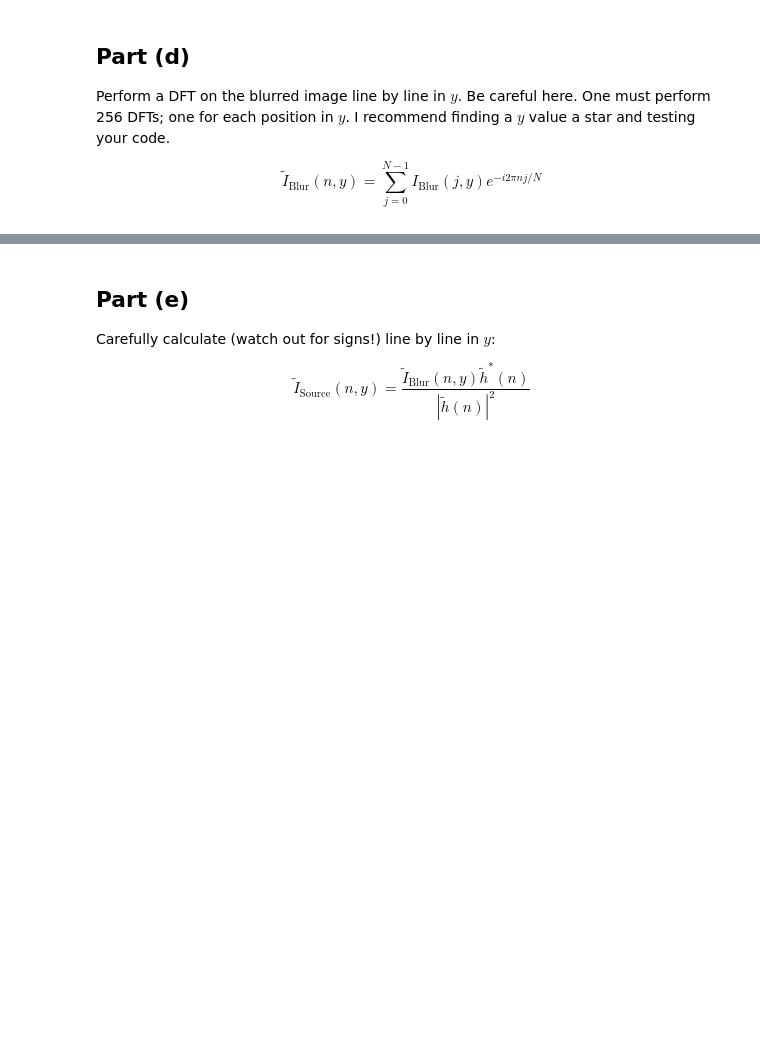
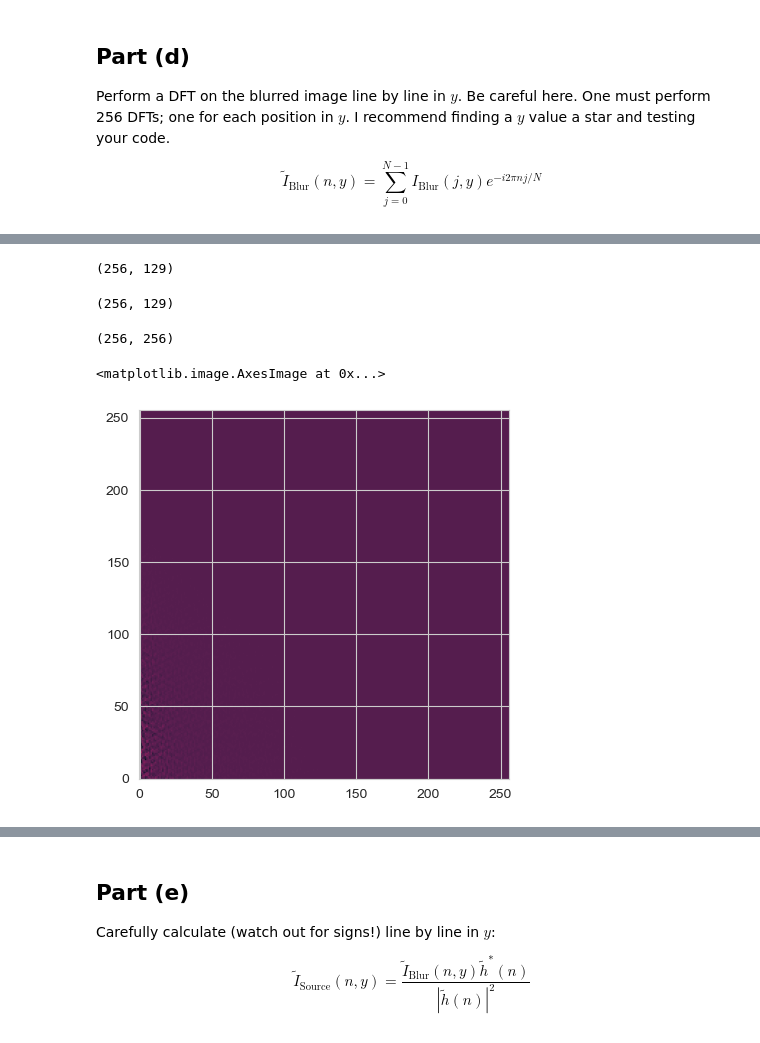
Before and after one commit to Rokkaan5/Code-Reference-Notebook, a Jupyter notebook: CU-Boulder/AstroPhys/HW/hw5/hw5.ipynb, the cells around one changed output, grey strips where cells are left out. Cells and saved outputs as stored; diff of their text form; code cells hidden in the pictures; blank space fills up the shorter version.

Commit message:
various attempts of using dft packages similar results when plotting the real component, so something is consistent

```diff
--- a/CU-Boulder/AstroPhys/HW/hw5/hw5.ipynb
+++ b/CU-Boulder/AstroPhys/HW/hw5/hw5.ipynb
@@ -305,0 +377,17 @@ $$\tilde{I}_{\text{Blur}}(n,y)=\displaystyle \sum_{j=0}^{N-1}I_{\text{Blur}}(j,y
+# %%
+x.shape
+# %% [output]
+(256, 129)
+# %%
+y.shape
+# %% [output]
+(256, 129)
+# %%
+# DFT using scipy
+bi_fft = scipy.fft.dctn(I_blur,norm='forward',type=2)
+print(bi_fft.shape)
+plt.imshow(bi_fft,origin='lower')
+# %% [output]
+(256, 256)
+<matplotlib.image.AxesImage at 0x...>
+[figure, added]
```
Also changed, not shown: parts of 10 cells of this notebook, 5 other files.
